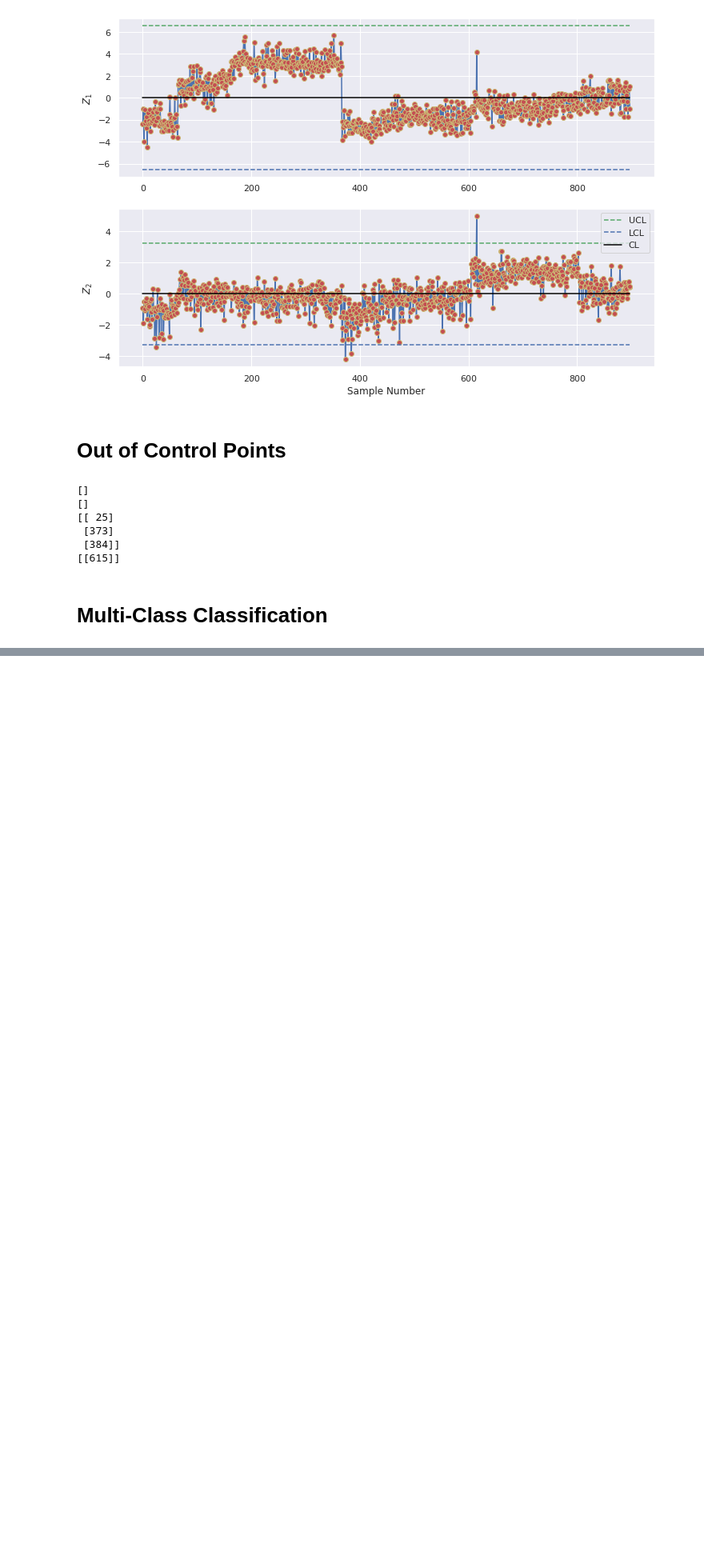
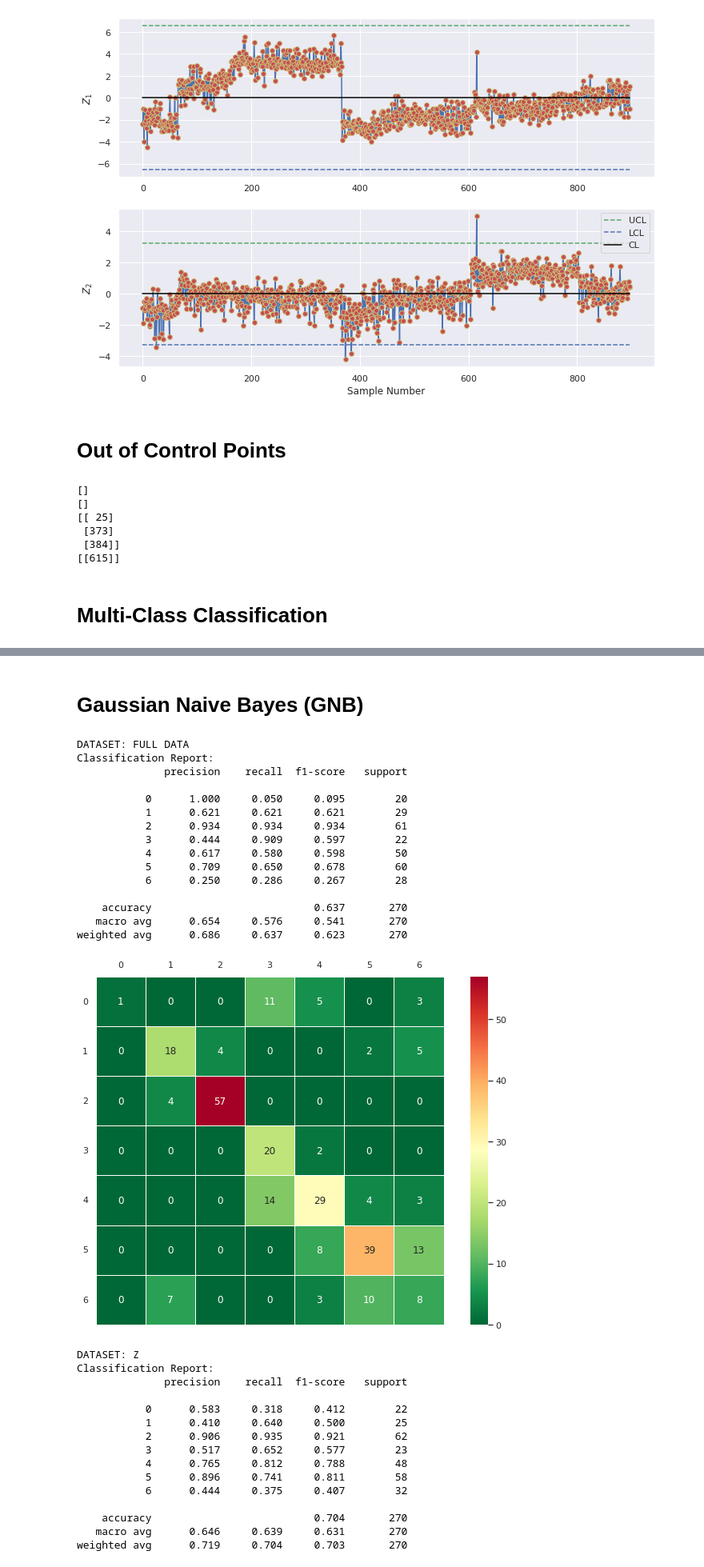
Before and after one commit to Ameer-Mohammed/test2, a Jupyter notebook: Project.ipynb, the cells around one changed output, grey strips where cells are left out. Shown at 80% size. Drawn from its saved outputs; the diff is of its cells as text; code cells hidden in the pictures; blank space fills up the shorter version.

```diff
--- a/Project.ipynb
+++ b/Project.ipynb
@@ -510,7 +517,7 @@ print(np.argwhere(Z2>3*np.sqrt(Lambda[1])))
 # %%
 # Test-Train Split
 
-X_train, X_test, y_train, y_test = train_test_split(df, y, test_size=0.3, random_state=0)
+X_train, X_test, y_train, y_test = train_test_split(df, y, test_size=0.3, random_state=0, stratify=y)
 print(f'Train Dataset Size: {X_train.shape[0]}')
 print(f'Test Dataset Size: {X_test.shape[0]}')
 
@@ -523,0 +532,76 @@ TypeError: ignored
+# %% [markdown]
+# Gaussian Naive Bayes (GNB)
+# %%
+gnb = GaussianNB()
+
+datasets = [('FULL DATA', X_train, y_train, X_test, y_test), ('Z', Z_train, zy_train, Z_test, zy_test), ('Z12', Z12_train, z12y_train, Z12_test, z12y_test)]
+for i, (name, Xtr, ytr, Xtst, ytst) in enumerate(datasets):
+  gnb.fit(Xtr, ytr)
+  y_pred = gnb.predict(Xtst)
+  gnb_score = gnb.score(Xtst, ytst)
+
+  # Classification Report
+  print(f'DATASET: {name}')
+  print('Classification Report:')
+  print(classification_report(ytst, y_pred, digits=3))
+
+  # Confusion Matrix
+  cm_gnb = confusion_matrix(y_true=ytst, y_pred=y_pred)
+  ax = sns.heatmap(cm_gnb, cmap='RdYlGn_r', linewidths=0.5, annot=True, square=True)
+  plt.yticks(rotation=0)
+  ax.tick_params(labelbottom=False,labeltop=True)
+  ax.set_xticklabels(ax.get_xticklabels(),rotation=0)
+  #plt.title('Naive Bayes Confusion Matrix')
+  plt.show()
+
+  #ADAPTED FROM: https://scikit-learn.org/stable/auto_examples/ensemble/plot_voting_decision_regions.html#sphx-glr-auto-examples-ensemble-plot-voting-decision-regions-py
+  if name == 'Z12':
+    # Plotting decision regions
+    x_min, x_max = Xtr[:, 0].min() - 1, Xtr[:, 0].max() + 1
+    y_min, y_max = Xtr[:, 1].min() - 1, Xtr[:, 1].max() + 1
+    xx, yy = np.meshgrid(np.arange(x_min, x_max, 0.01), np.arange(y_min, y_max, 0.01))
+
+    Z = gnb.predict(np.c_[xx.ravel(), yy.ravel()])
+    Z = Z.reshape(xx.shape)
+
+    plt.contourf(xx, yy, Z, alpha=0.4)
+    plt.scatter(Xtr[:, 0], Xtr[:, 1], c=ytr, s=20, edgecolor="k", label='Train Set')
+    plt.scatter(Xtst[:, 0], Xtst[:, 1], c=ytst, marker='^', s=20, edgecolor="k", label='Test Set')
+    plt.xlabel('$Z_1$')
+    plt.ylabel('$Z_2$')
+    plt.legend()
+    plt.show()
+
+    print(np.where(ytst != y_pred))
+# %% [output]
+DATASET: FULL DATA
+Classification Report:
+              precision    recall  f1-score   support
+
+           0      1.000     0.050     0.095        20
+           1      0.621     0.621     0.621        29
+           2      0.934     0.934     0.934        61
+           3      0.444     0.909     0.597        22
+           4      0.617     0.580     0.598        50
+           5      0.709     0.650     0.678        60
+           6      0.250     0.286     0.267        28
+
+    accuracy                          0.637       270
+   macro avg      0.654     0.576     0.541       270
+weighted avg      0.686     0.637     0.623       270
+[figure, added]
+DATASET: Z
+Classification Report:
+              precision    recall  f1-score   support
+
+           0      0.583     0.318     0.412        22
+           1      0.410     0.640     0.500        25
+           2      0.906     0.935     0.921        62
+           3      0.517     0.652     0.577        23
+           4      0.765     0.812     0.788        48
+           5      0.896     0.741     0.811        58
+           6      0.444     0.375     0.407        32
+
+    accuracy                          0.704       270
+   macro avg      0.646     0.639     0.631       270
+weighted avg      0.719     0.704     0.703       270
```
Also changed, not shown: parts of 17 cells of this notebook.
